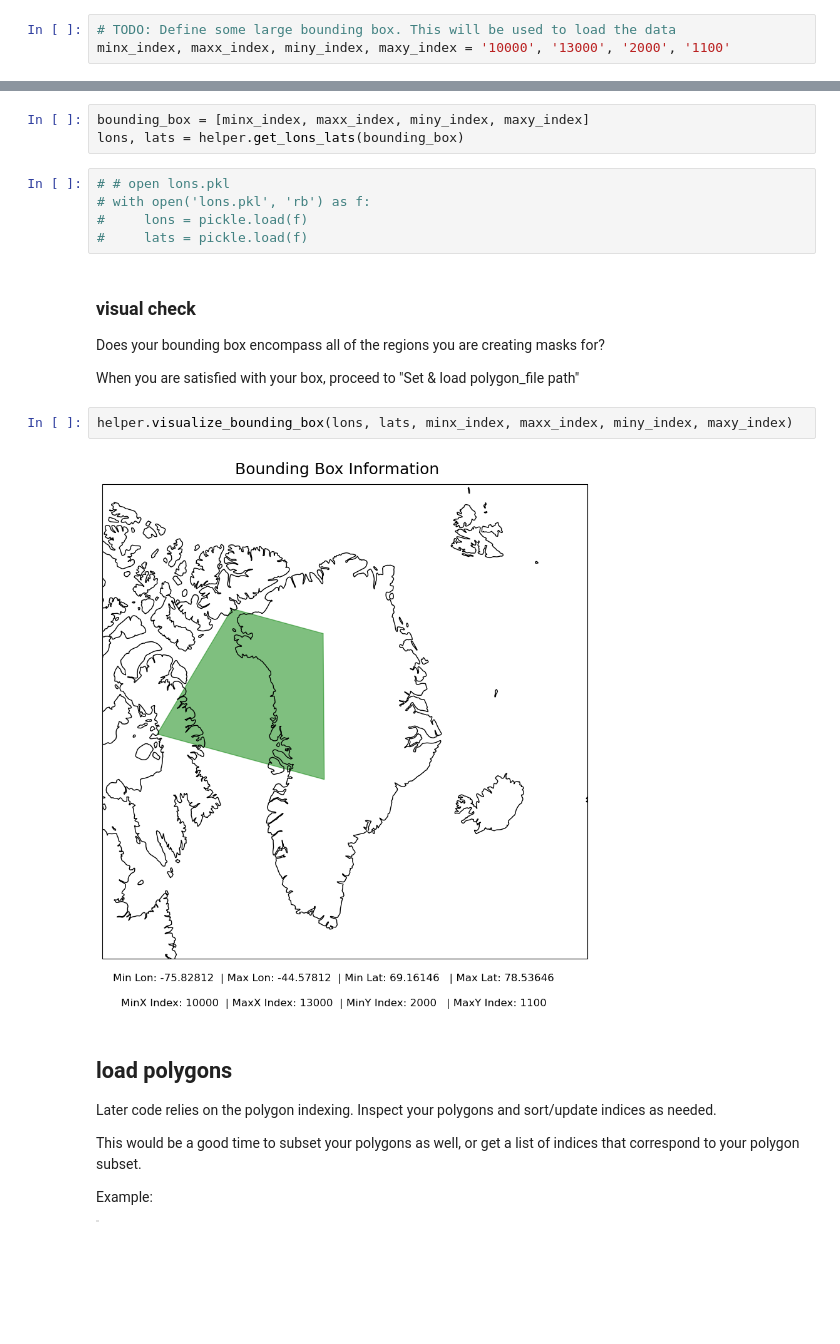
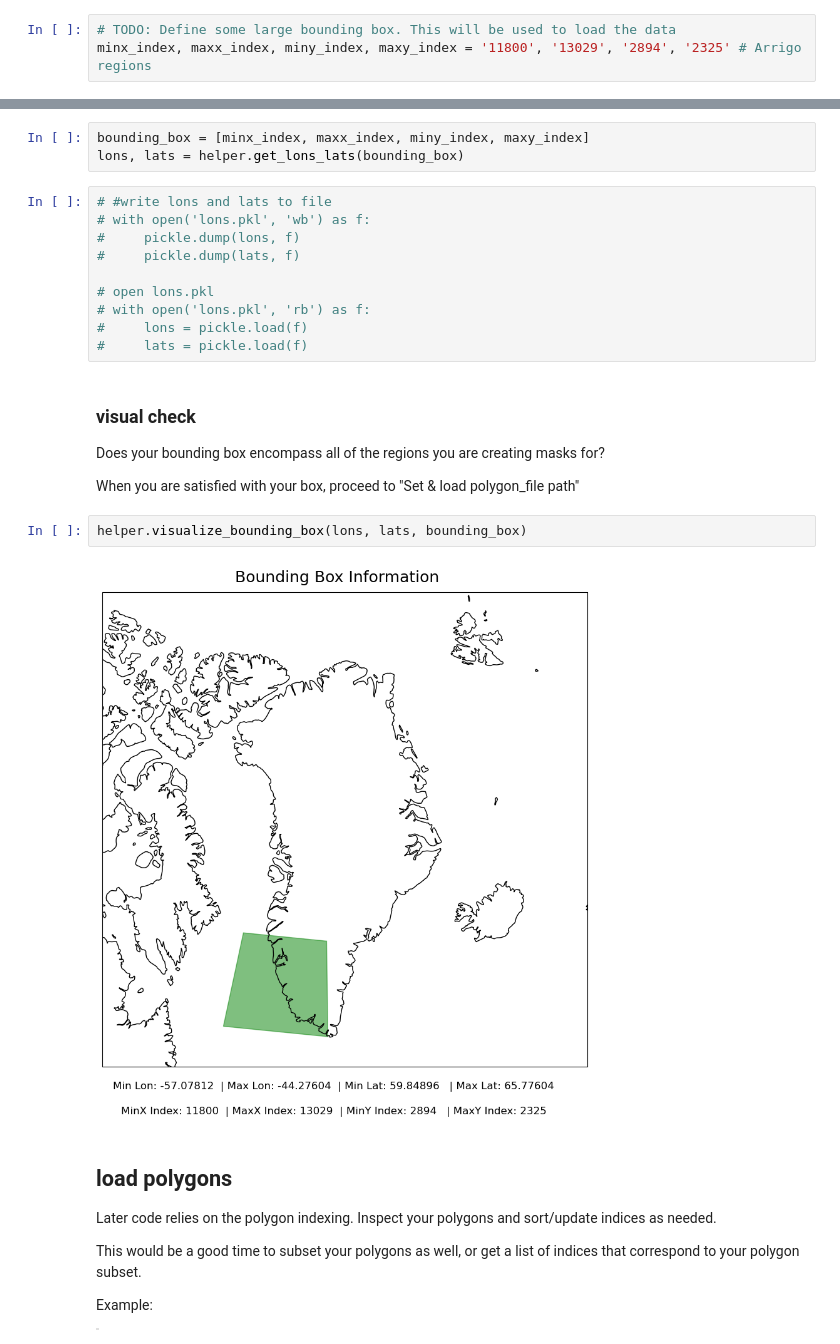
Before and after one commit to tparker1/chlora_plots, a Jupyter notebook: masking/create_masks.ipynb, the cells around one changed output, grey strips where cells are left out. Drawn from its saved outputs; the diff is of its cells as text; blank space fills up the shorter version.

Commit message:
update create_mask with Arrigo example

```diff
--- a/masking/create_masks.ipynb
+++ b/masking/create_masks.ipynb
@@ -24,14 +23,19 @@ Here are some examples:
 > minx_index, maxx_index, miny_index, maxy_index = '9900', '16500', '3000', '100'   # All Greenland
 # %%
 # TODO: Define some large bounding box. This will be used to load the data
-minx_index, maxx_index, miny_index, maxy_index = '10000', '13000', '2000', '1100'
+minx_index, maxx_index, miny_index, maxy_index = '11800', '13029', '2894', '2325' # Arrigo regions
 # %% [markdown]
 ### request data
 # %%
 bounding_box = [minx_index, maxx_index, miny_index, maxy_index]
 lons, lats = helper.get_lons_lats(bounding_box)
 # %%
-# # open lons.pkl
+# #write lons and lats to file
+# with open('lons.pkl', 'wb') as f:
+#     pickle.dump(lons, f)
+#     pickle.dump(lats, f)
+
+# open lons.pkl
 # with open('lons.pkl', 'rb') as f:
 #     lons = pickle.load(f)
 #     lats = pickle.load(f)
@@ -41,9 +45,9 @@ Does your bounding box encompass all of the regions you are creating masks for?
 
 When you are satisfied with your box, proceed to "Set & load polygon_file path"
 # %%
-helper.visualize_bounding_box(lons, lats, minx_index, maxx_index, miny_index, maxy_index)
+helper.visualize_bounding_box(lons, lats, bounding_box)
 # %% [output]
-[figure, old version]
+[figure, new version]
 # %% [markdown]
 ## load polygons
 
```
Also changed, not shown: parts of 9 cells of this notebook, 8 other files.
